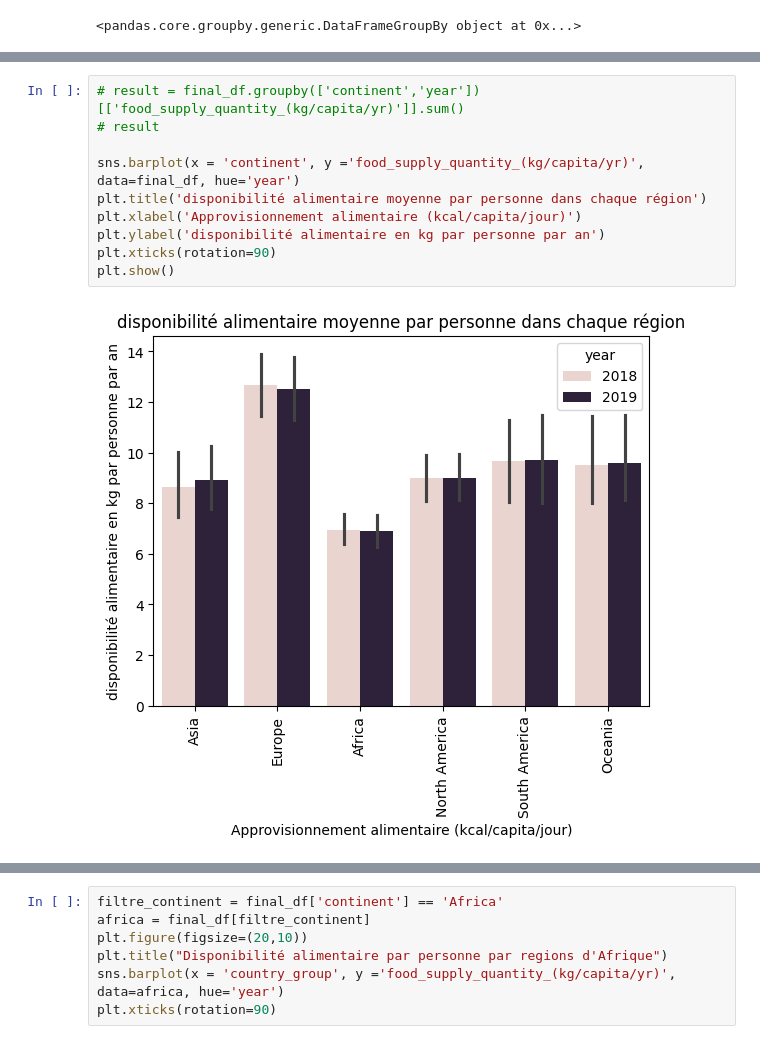
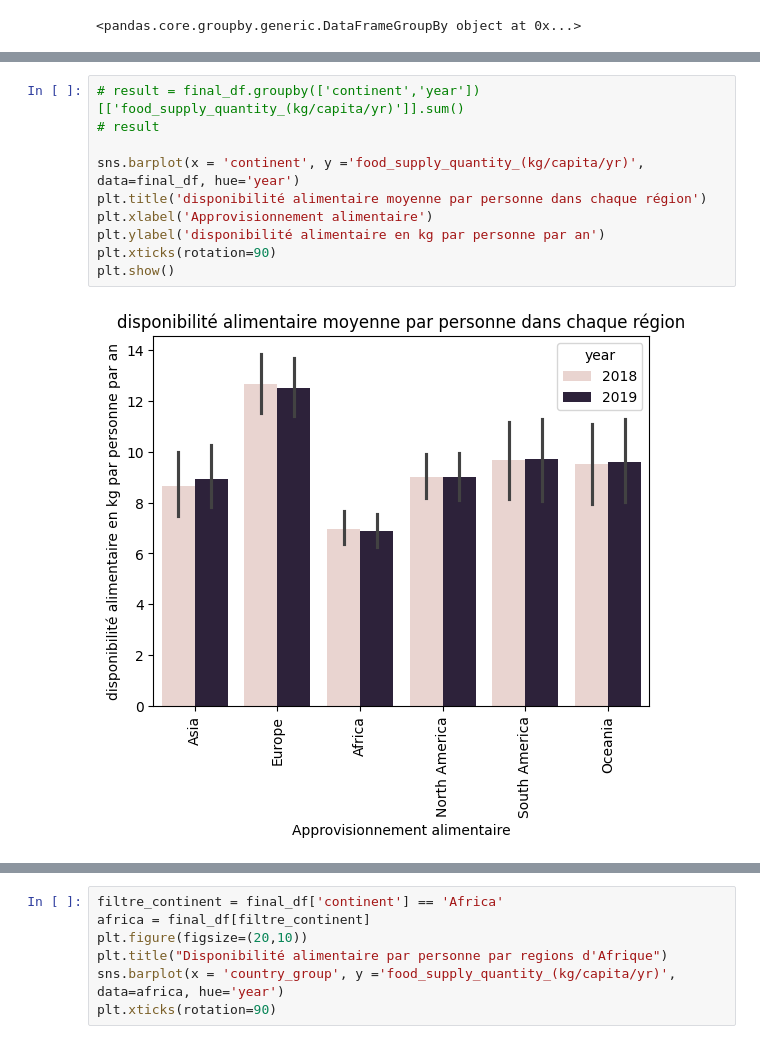
Before and after one commit to t7bo/projet-brief-pandas, a Jupyter notebook: deb.ipynb, the cells around one changed output, grey strips where cells are left out. Saved outputs shown, nothing was run; the diff lists cells and outputs as text.

```diff
--- a/deb.ipynb
+++ b/deb.ipynb
@@ -689,15 +689,15 @@ final_df.head(50)
 # %%
 # result = final_df.groupby(['continent','year'])[['food_supply_quantity_(kg/capita/yr)']].sum()
 # result
 
 sns.barplot(x = 'continent', y ='food_supply_quantity_(kg/capita/yr)', data=final_df, hue='year')
 plt.title('disponibilité alimentaire moyenne par personne dans chaque région')
-plt.xlabel('Approvisionnement alimentaire (kcal/capita/jour)')
+plt.xlabel('Approvisionnement alimentaire')
 plt.ylabel('disponibilité alimentaire en kg par personne par an')
 plt.xticks(rotation=90)
 plt.show()
 # %% [output]
-[figure, old version]
+[figure, new version]
 # %%
 filtre_continent = final_df['continent'] == 'Europe'
 europe = final_df[filtre_continent]
```
Also changed, not shown: parts of 15 cells of this notebook.
